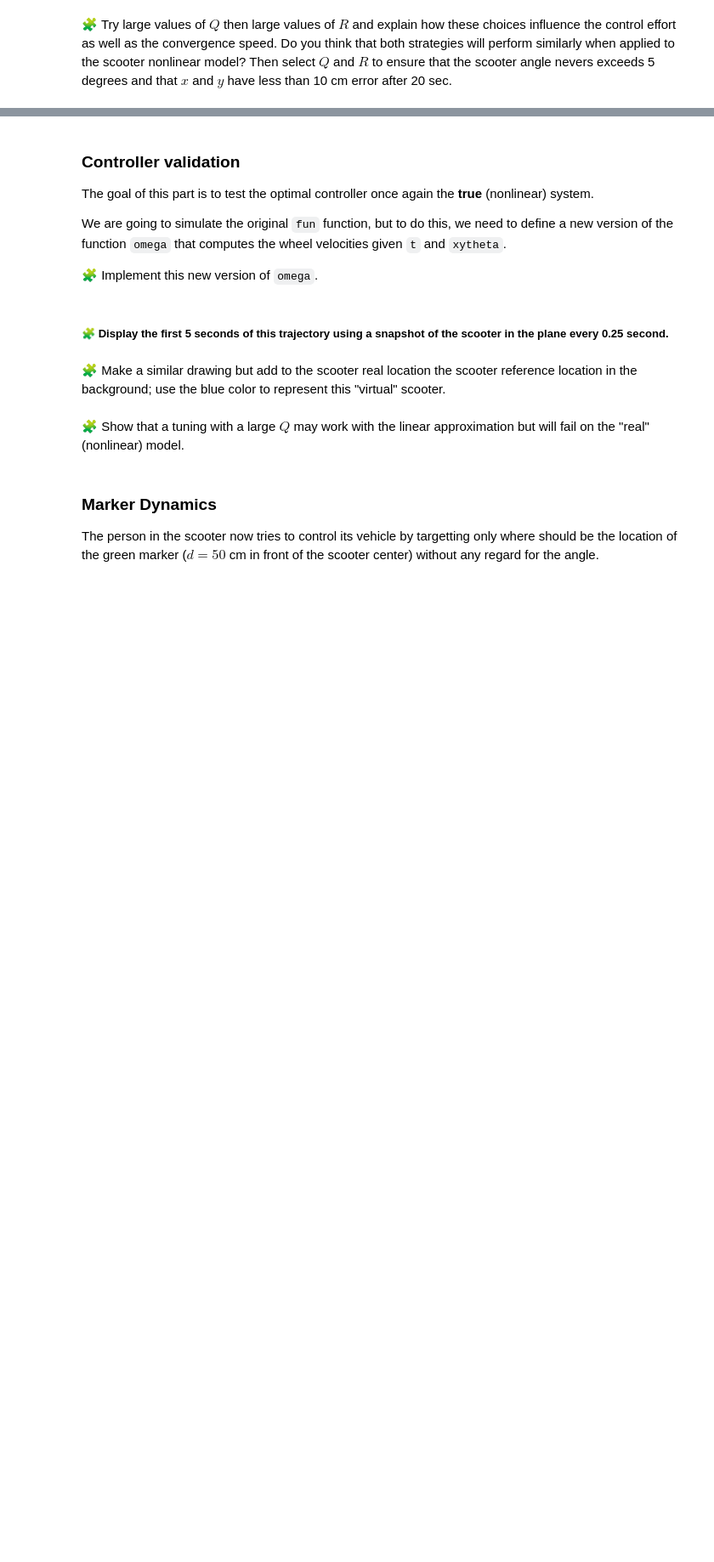
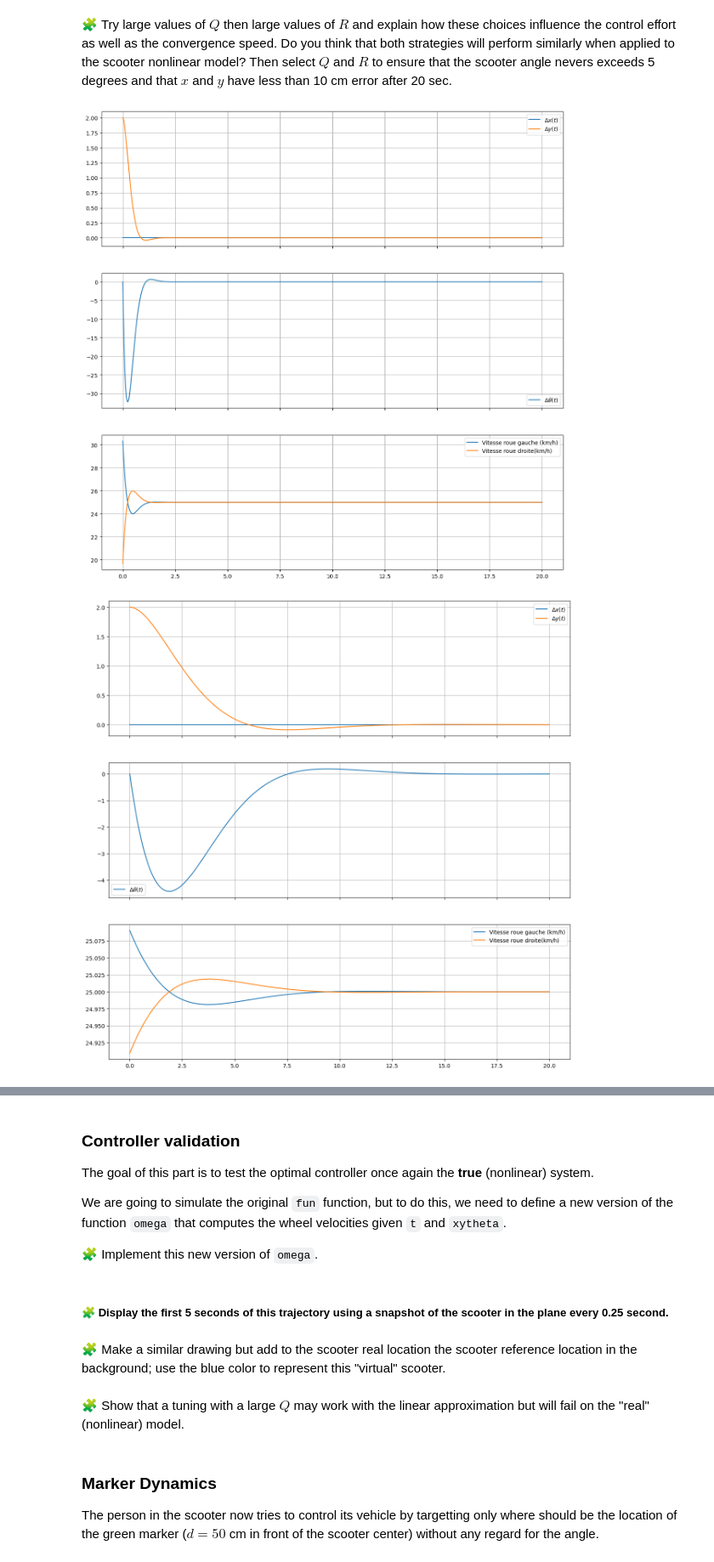
Before and after one commit to LahbibAll/control-engineering-with-python-project-2023-2024, a Jupyter notebook: Project-part-3.ipynb, the cells around one changed output, grey strips where cells are left out. Shown at 85% size. Saved outputs shown, nothing was run; the diff lists cells and outputs as text; code cells hidden in the pictures; blank space fills up the shorter version.

```diff
--- a/Project-part-3.ipynb
+++ b/Project-part-3.ipynb
@@ -778,6 +785,8 @@ Poles: [-1.12199195+1.09378514j -1.12199195-1.09378514j -0.08838835+0.j        ]
 # %% [markdown]
 🧩 Plot the values of $\Delta x$ (in m), $\Delta y$ (in m), $\Delta \theta$ (in degrees), and the speed of each wheel (in km/h). Compute the value of the cost for $t_f=20$. Compare with the control law you obtained by pole assignment. Intepret the results.
 # %%
+l = 50 / 100
+r = 12.5 / 100
 tf = 20
 def deltaOmega(t,deltaX):
     return -K@deltaX
@@ -815,0 +823,76 @@ pass
+# %%
+#Large Q
+Q = array([[70,0,0],[0,70,0],[0,0,70]])
+R0 = array([[1,0],[0,1]])
+tf=20
+
+S = linalg.solve_continuous_are(A, B, Q, R0)
+K = np.linalg.inv(R0) @ B.T @ S
+eigenvalues, _ = eig(A - B @ K)
+
+resultat = solve_ivp(fun=lin_fun,t_span=[0,tf],y0=[0,2,0],dense_output=True, rtol=1e-6, atol=1e-12)
+
+#plots
+t = linspace(0.0,tf, 1000)
+dx, dy, dtheta = resultat["sol"](t)
+fig=figure(figsize=(15, 15))
+ax1, ax2, ax3 = fig.subplots(3, 1, sharex=True)
+ax1.grid(True)
+ax1.plot(t, dx, label="$\Delta x(t)$")
+ax1.plot(t, dy, label="$\Delta y(t)$")
+ax1.legend()
+ax2.grid(True)
+ax2.plot(t, dtheta*180/pi, label=r"$\Delta\theta(t)$")
+ax2.legend()
+
+dX = resultat["sol"](t)
+dOmega = -K@dX
+dOmega_l = dOmega[0,:]
+dOmega_r = dOmega[1,:]
+omega_l = dOmega_l +v/r
+omega_r = dOmega_r +v/r
+
+ax3.plot(t,omega_l*r*3.6, label=r"Vitesse roue gauche (km/h)")
+ax3.plot(t,omega_r*r*3.6, label=r"Vitesse roue droite(km/h)")
+ax3.legend()
+ax3.grid()
+
+
+#Large R0
+Q = array([[1,0,0],[0,1,0],[0,0,1]])
+R0 = array([[50,0],[0,50]])
+tf=20
+
+S = linalg.solve_continuous_are(A, B, Q, R0)
+K = np.linalg.inv(R0) @ B.T @ S
+eigenvalues, _ = eig(A - B @ K)
+
+resultat = solve_ivp(fun=lin_fun,t_span=[0,tf],y0=[0,2,0],dense_output=True, rtol=1e-6, atol=1e-12)
+
+#plots
+t = linspace(0.0,tf, 1000)
+dx, dy, dtheta = resultat["sol"](t)
+fig=figure(figsize=(15, 15))
+ax1, ax2, ax3 = fig.subplots(3, 1, sharex=True)
+ax1.grid(True)
+ax1.plot(t, dx, label="$\Delta x(t)$")
+ax1.plot(t, dy, label="$\Delta y(t)$")
+ax1.legend()
+ax2.grid(True)
+ax2.plot(t, dtheta*180/pi, label=r"$\Delta\theta(t)$")
+ax2.legend()
+
+dX = resultat["sol"](t)
+dOmega = -K@dX
+dOmega_l = dOmega[0,:]
+dOmega_r = dOmega[1,:]
+omega_l = dOmega_l +v/r
+omega_r = dOmega_r +v/r
+
+ax3.plot(t,omega_l*r*3.6, label=r"Vitesse roue gauche (km/h)")
+ax3.plot(t,omega_r*r*3.6, label=r"Vitesse roue droite(km/h)")
+ax3.legend()
+ax3.grid()
+# %% [output]
+[figure, added]
+[figure, added]
```
Also changed, not shown: parts of 8 cells of this notebook.
